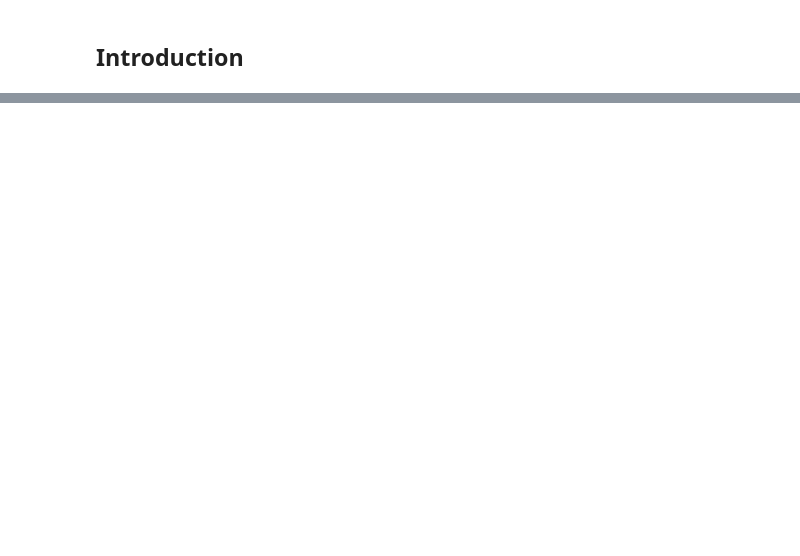
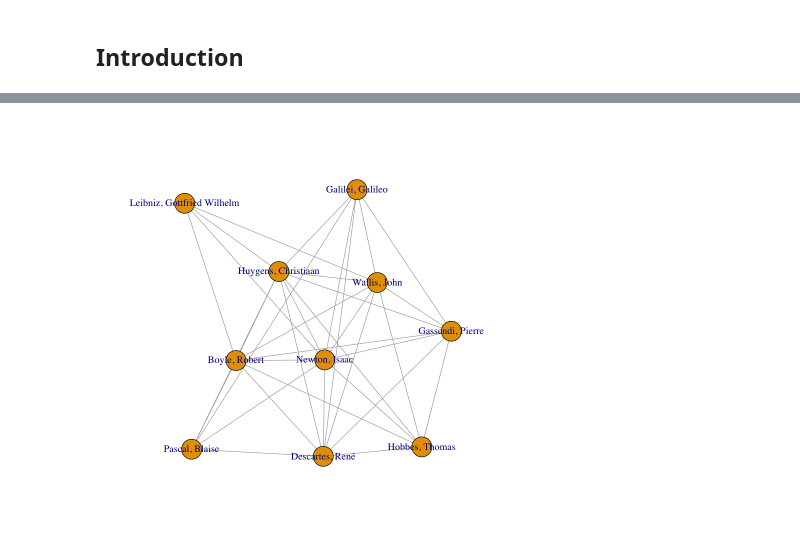
Before and after one commit to paolo-rossini-1991/co-citation_analysis_for_historians, a Jupyter notebook: Co-citation tutorial.ipynb, the cells around one changed output, grey strips where cells are left out. Drawn from its saved outputs; the diff is of its cells as text; code cells hidden in the pictures; blank space fills up the shorter version.

```diff
--- a/Co-citation tutorial.ipynb
+++ b/Co-citation tutorial.ipynb
@@ -18,0 +47,3 @@ First, let us have a look at our data set.
+# %%
+scholars <- read.csv("data.csv", header = TRUE, sep = ";")
+head(scholars)
@@ -18,0 +62,11 @@ First, let us have a look at our data set.
+# %%
+# creating graph from csv file
+g <- graph.data.frame(scholars, directed = FALSE)
+
+# identifying the two modes
+V(g)$type <- bipartite_mapping(g)$typ
+
+# converting the graph into an incidence matrix
+incidence_matrix <- as_incidence_matrix(g)
+
+head(incidence_matrix)
@@ -18,0 +119,8 @@ First, let us have a look at our data set.
+# %%
+# normalizing the data by using cosine similarity
+similarity_matrix <-distance(t(incidence_matrix), method = "cosine", use.row.names = TRUE)
+
+# setting the diagonal of the similarity matrix to zero
+diag(similarity_matrix) <- 0
+
+head(similarity_matrix)
@@ -18,0 +143,7 @@ First, let us have a look at our data set.
+# %%
+# creating the network from the similarity matrix
+graph <- graph_from_adjacency_matrix(similarity_matrix, weighted = TRUE, mode = c("undirected"))
+
+plot(graph, layout = layout_with_graphopt)
+# %% [output]
+[figure, added]
```
Also changed, not shown: parts of 25 cells of this notebook, 1 other file.
